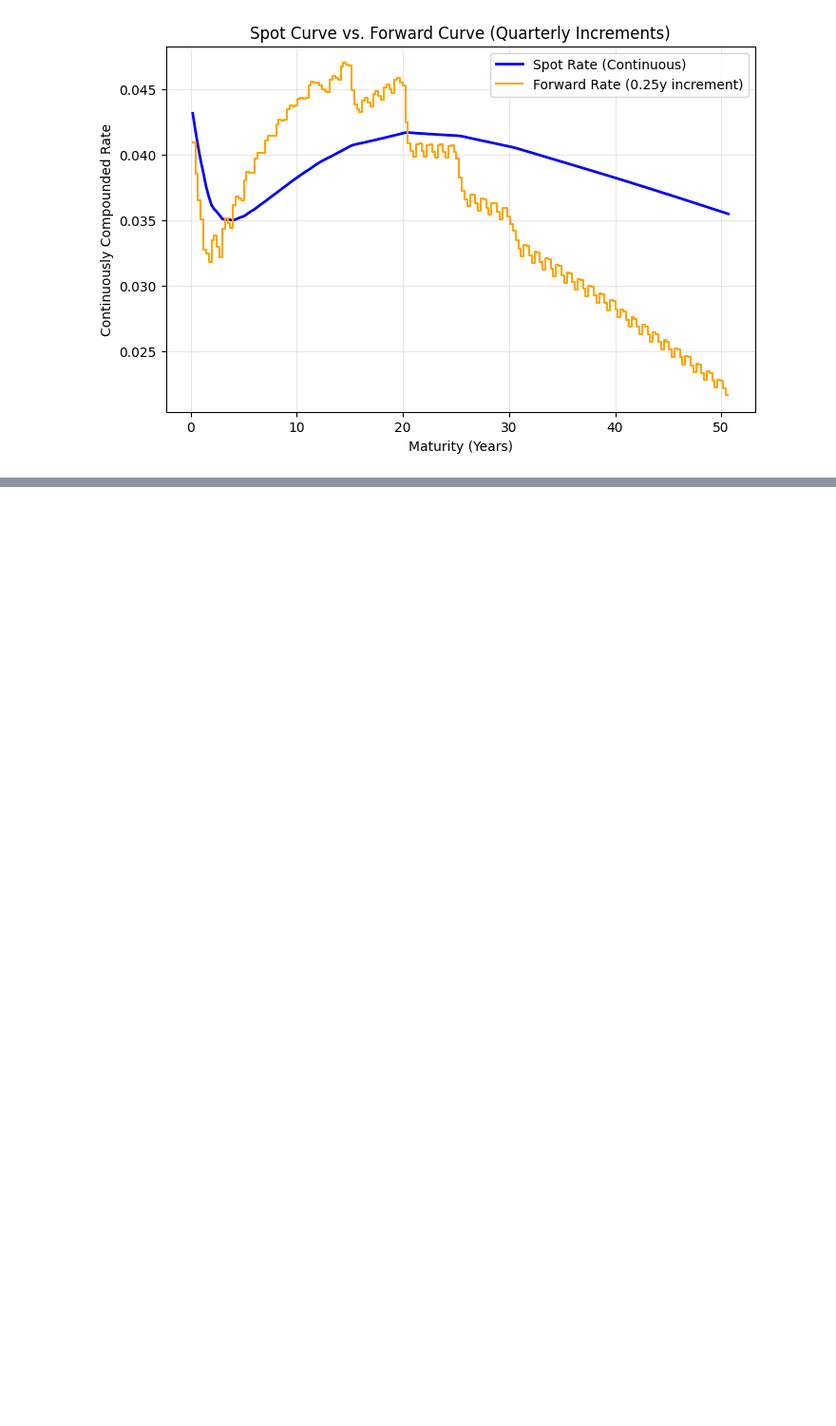
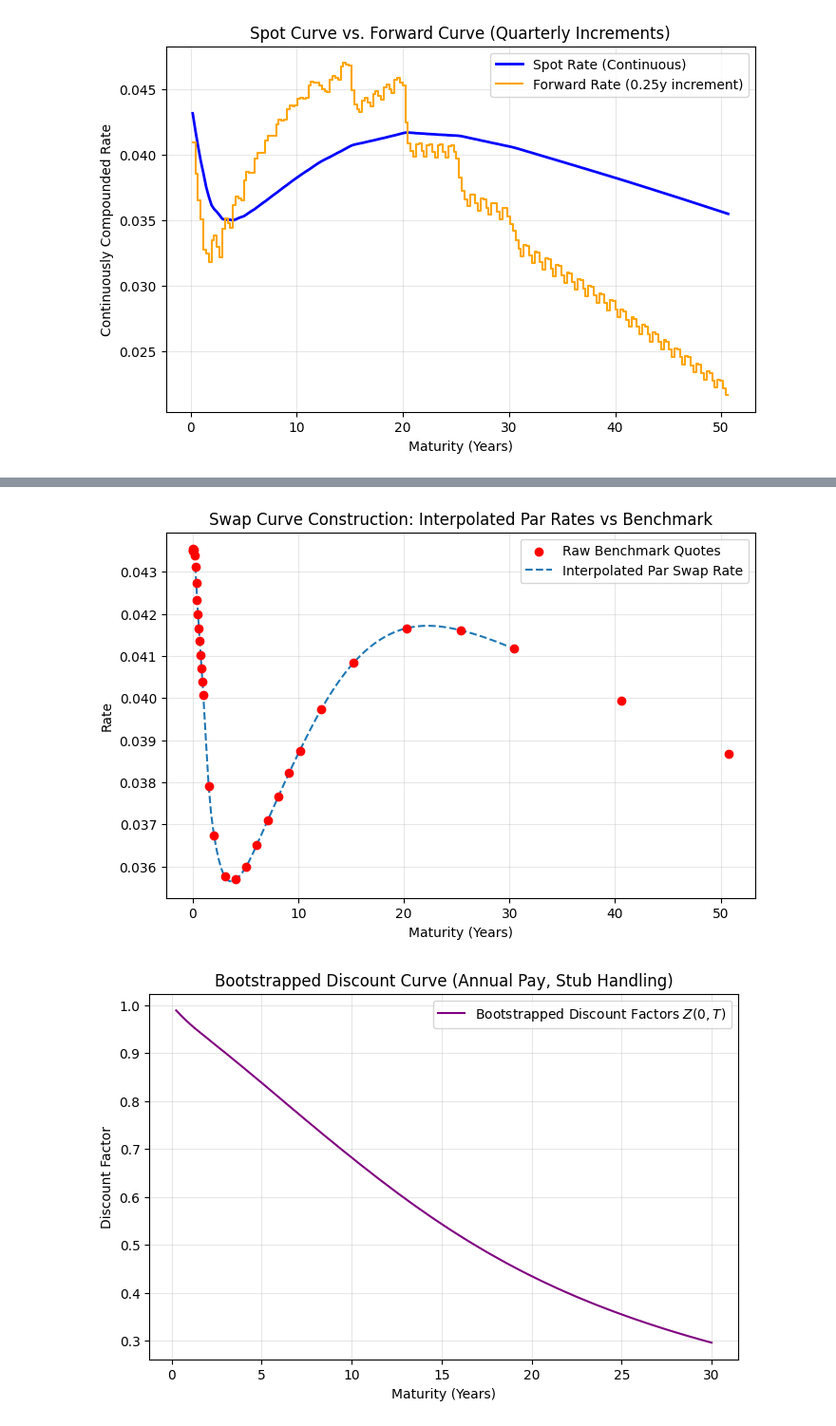
Before and after one commit to DipeshGhimire/FinMath-FixedIncome, a Jupyter notebook: swaps/swap_discount_curve.ipynb, the cells around one changed output, grey strips where cells are left out. Shown at 95% size. Cells and saved outputs as stored; diff of their text form; code cells hidden in the pictures; blank space fills up the shorter version.

```diff
--- a/swaps/swap_discount_curve.ipynb
+++ b/swaps/swap_discount_curve.ipynb
@@ -217,0 +324,71 @@ plt.show()
+# %%
+# Prepare benchmark data (calculate year fraction)
+bmk = swap_rates_benchmark.copy()
+bmk['T'] = get_year_frac(val_date, bmk.index)  # Calculate maturity in years from valuation date
+bmk = bmk.sort_values('T')
+
+# Interpolate par swap rates using cubic spline for smoothness
+par_rate_interp = interp1d(bmk['T'], bmk['rate'], kind='cubic', fill_value='extrapolate')
+
+# Define grid of maturities (every quarter out to 30 years)
+grid_T = np.arange(0.25, 30.25, 0.25)
+grid_rates = par_rate_interp(grid_T)
+
+# Bootstrap discount factors (annual payments, handling stub periods)
+bootstrapped_dfs = {}
+
+for T, S in zip(grid_T, grid_rates):
+    T_rounded = round(T, 4)
+    floor_T = int(np.floor(T))
+    # List regular payment dates and include stub at T if necessary
+    pay_dates = list(range(1, floor_T + 1))
+    if T != floor_T and T > 0:
+        pay_dates.append(T)
+    elif T == floor_T and floor_T > 0:
+        pass  # no stub, integer maturity
+
+    sum_prev_PV = 0.0
+    for t_pay in pay_dates[:-1]:
+        t_key = round(t_pay, 4)
+        if t_key in bootstrapped_dfs:
+            accrual = 1.0  # Annual frequency assumed
+            sum_prev_PV += accrual * bootstrapped_dfs[t_key]
+        # If missing, skip; should not happen with dense grid
+
+    # Calculate the accrual for the final period (stub if not annual)
+    last_interval_start = pay_dates[-2] if len(pay_dates) > 1 else 0.0
+    alpha_last = T - last_interval_start
+
+    # Bootstrapping formula: Z(T) = (1 - S * sum_prev_PV) / (1 + S * alpha_last)
+    Z_T = (1 - S * sum_prev_PV) / (1 + S * alpha_last)
+    bootstrapped_dfs[T_rounded] = Z_T
+
+# Convert results to DataFrame
+df_boot = pd.DataFrame({
+    'T': list(bootstrapped_dfs.keys()),
+    'Z_boot': list(bootstrapped_dfs.values()),
+})
+df_boot['par_rate'] = par_rate_interp(df_boot['T'])
+
+# Plot results
+plt.figure(figsize=(8, 5))
+plt.scatter(bmk['T'], bmk['rate'], color='red', label='Raw Benchmark Quotes', zorder=5)
+plt.plot(df_boot['T'], df_boot['par_rate'], label='Interpolated Par Swap Rate', linestyle='--')
+plt.title('Swap Curve Construction: Interpolated Par Rates vs Benchmark')
+plt.xlabel('Maturity (Years)')
+plt.ylabel('Rate')
+plt.legend()
+plt.grid(True, alpha=0.3)
+plt.show()
+
+plt.figure(figsize=(8, 5))
+plt.plot(df_boot['T'], df_boot['Z_boot'], color='purple', label=r'Bootstrapped Discount Factors $Z(0,T)$')
+plt.title('Bootstrapped Discount Curve (Annual Pay, Stub Handling)')
+plt.xlabel('Maturity (Years)')
+plt.ylabel('Discount Factor')
+plt.legend()
+plt.grid(True, alpha=0.3)
+plt.show()
+# %% [output]
+[figure, added]
+[figure, added]
```
Also changed, not shown: parts of 4 cells of this notebook.
